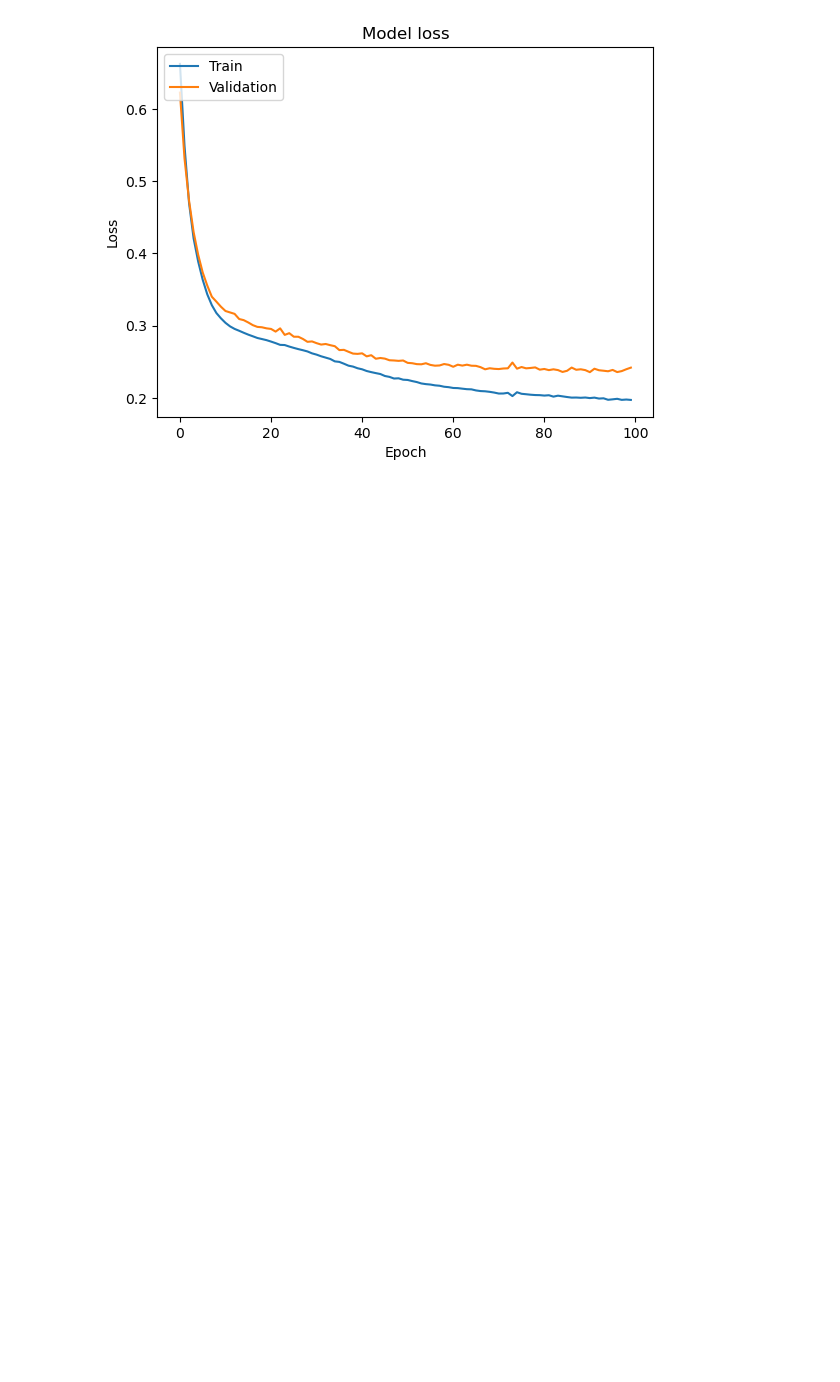
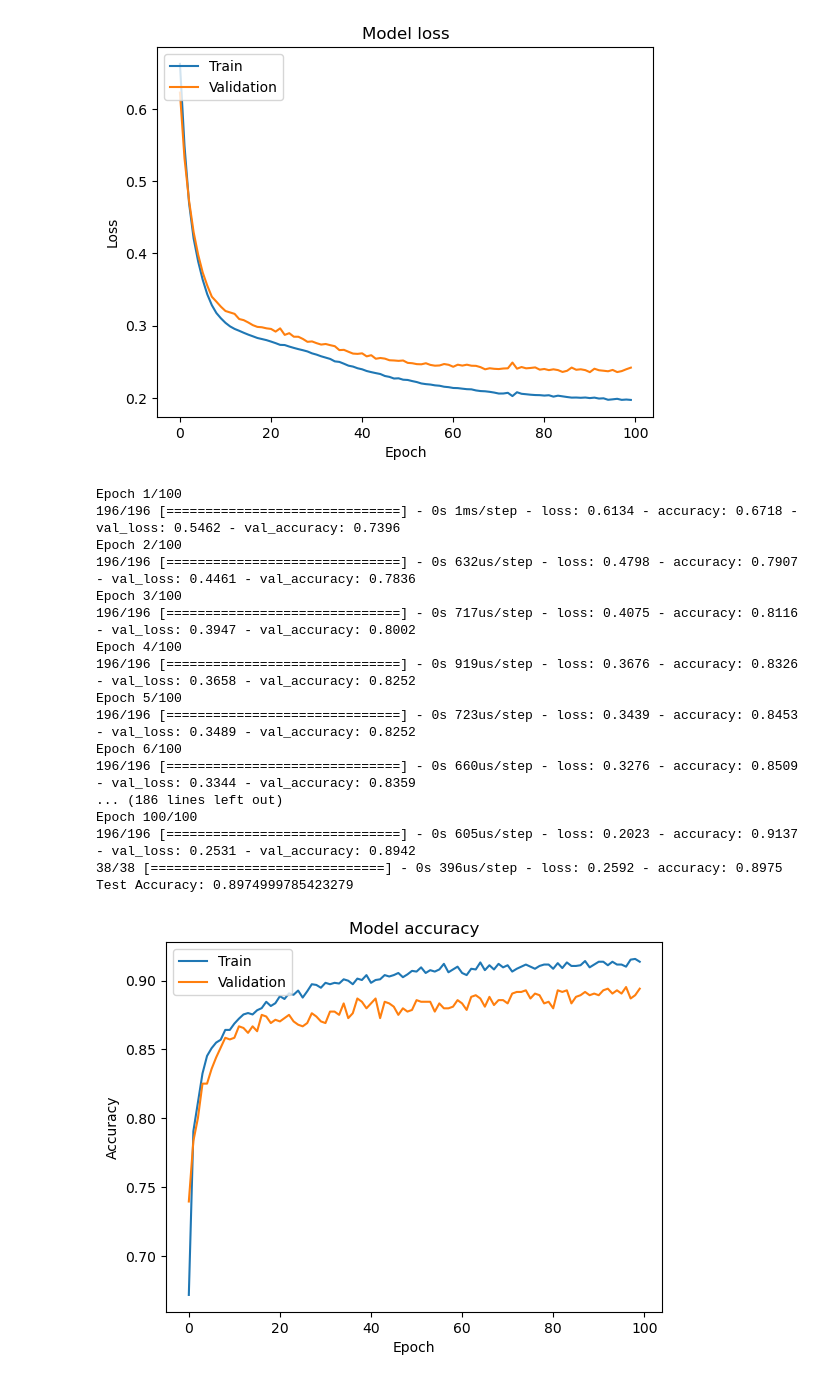
Before and after one commit to MaukanMir/Apple-Classifier, a Jupyter notebook: training.ipynb, the cells around one changed output. Saved outputs shown, nothing was run; the diff lists cells and outputs as text; code cells hidden in the pictures; blank space fills up the shorter version.

```diff
--- a/training.ipynb
+++ b/training.ipynb
@@ -358,3 +386,50 @@ Epoch 100/100
 Test Accuracy: 0.8924999833106995
 [figure]
 [figure]
+# %%
+X, y = df.drop("Quality",axis =1), df["Quality"]
+
+standard_scaler = StandardScaler()
+
+X_train, X_test, y_train, y_test = train_test_split(X,y,test_size=0.3, random_state=42)
+
+X_train_standard_scaled, X_test_standard_scaled = standard_scaler.fit_transform(X_train), standard_scaler.fit_transform(X_test)
+
+history = relu_depth_model(X_train_standard_scaled, X_test_standard_scaled, y_train, y_test)
+
+# Plot training & validation accuracy values
+plt.plot(history.history['accuracy'])
+plt.plot(history.history['val_accuracy'])
+plt.title('Model accuracy')
+plt.ylabel('Accuracy')
+plt.xlabel('Epoch')
+plt.legend(['Train', 'Validation'], loc='upper left')
+plt.show()
+
+# Plot training & validation loss values
+plt.plot(history.history['loss'])
+plt.plot(history.history['val_loss'])
+plt.title('Model loss')
+plt.ylabel('Loss')
+plt.xlabel('Epoch')
+plt.legend(['Train', 'Validation'], loc='upper left')
+plt.show()
+# %% [output]
+Epoch 1/100
+196/196 [==============================] - 0s 1ms/step - loss: 0.6134 - accuracy: 0.6718 - val_loss: 0.5462 - val_accuracy: 0.7396
+Epoch 2/100
+196/196 [==============================] - 0s 632us/step - loss: 0.4798 - accuracy: 0.7907 - val_loss: 0.4461 - val_accuracy: 0.7836
+Epoch 3/100
+196/196 [==============================] - 0s 717us/step - loss: 0.4075 - accuracy: 0.8116 - val_loss: 0.3947 - val_accuracy: 0.8002
+Epoch 4/100
+196/196 [==============================] - 0s 919us/step - loss: 0.3676 - accuracy: 0.8326 - val_loss: 0.3658 - val_accuracy: 0.8252
+Epoch 5/100
+196/196 [==============================] - 0s 723us/step - loss: 0.3439 - accuracy: 0.8453 - val_loss: 0.3489 - val_accuracy: 0.8252
+Epoch 6/100
+196/196 [==============================] - 0s 660us/step - loss: 0.3276 - accuracy: 0.8509 - val_loss: 0.3344 - val_accuracy: 0.8359
+... (186 lines left out)
+Epoch 100/100
+196/196 [==============================] - 0s 605us/step - loss: 0.2023 - accuracy: 0.9137 - val_loss: 0.2531 - val_accuracy: 0.8942
+38/38 [==============================] - 0s 396us/step - loss: 0.2592 - accuracy: 0.8975
+Test Accuracy: 0.8974999785423279
+[figure, added]
```
Also changed, not shown: parts of 2 cells of this notebook.
